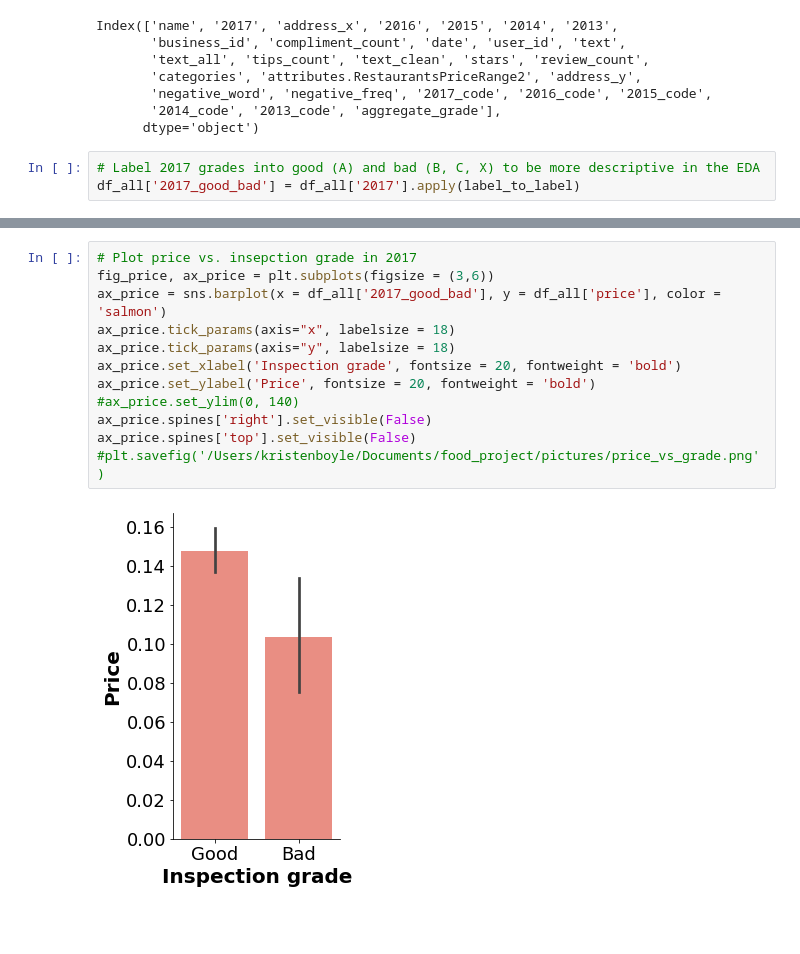
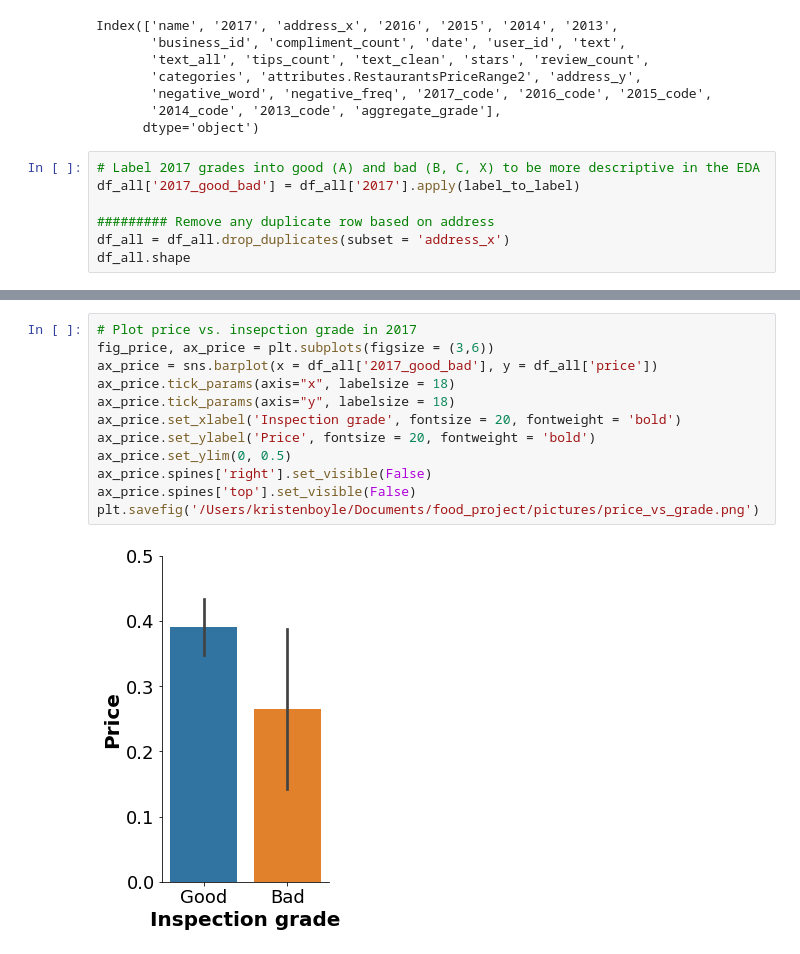
Before and after one commit to arian16/food_project, a Jupyter notebook: main.ipynb, the cells around one changed output, grey strips where cells are left out. Saved outputs shown, nothing was run; the diff lists cells and outputs as text; blank space fills up the shorter version.

```diff
--- a/main.ipynb
+++ b/main.ipynb
@@ -386,3 +386,7 @@ Index(['name', '2017', 'address_x', '2016', '2015', '2014', '2013',
 # %%
 # Label 2017 grades into good (A) and bad (B, C, X) to be more descriptive in the EDA
 df_all['2017_good_bad'] = df_all['2017'].apply(label_to_label)
+
+######### Remove any duplicate row based on address
+df_all = df_all.drop_duplicates(subset = 'address_x')
+df_all.shape
@@ -663,17 +648,17 @@ ax_fast.spines['top'].set_visible(False)
 # %%
 # Plot price vs. insepction grade in 2017
 fig_price, ax_price = plt.subplots(figsize = (3,6))
-ax_price = sns.barplot(x = df_all['2017_good_bad'], y = df_all['price'], color = 'salmon')
+ax_price = sns.barplot(x = df_all['2017_good_bad'], y = df_all['price'])
 ax_price.tick_params(axis="x", labelsize = 18)
 ax_price.tick_params(axis="y", labelsize = 18)
 ax_price.set_xlabel('Inspection grade', fontsize = 20, fontweight = 'bold')
 ax_price.set_ylabel('Price', fontsize = 20, fontweight = 'bold')
-#ax_price.set_ylim(0, 140)
+ax_price.set_ylim(0, 0.5)
 ax_price.spines['right'].set_visible(False)
 ax_price.spines['top'].set_visible(False)
-#plt.savefig('/Users/kristenboyle/Documents/food_project/pictures/price_vs_grade.png')
+plt.savefig('/Users/kristenboyle/Documents/food_project/pictures/price_vs_grade.png')
 # %% [output]
-[figure, old version]
+[figure, new version]
 # %%
 # Plot tips_count vs. insepction grade in 2017
 fig_tips_count, ax_price = plt.subplots(figsize = (3,6))
```
Also changed, not shown: parts of 43 cells of this notebook.
